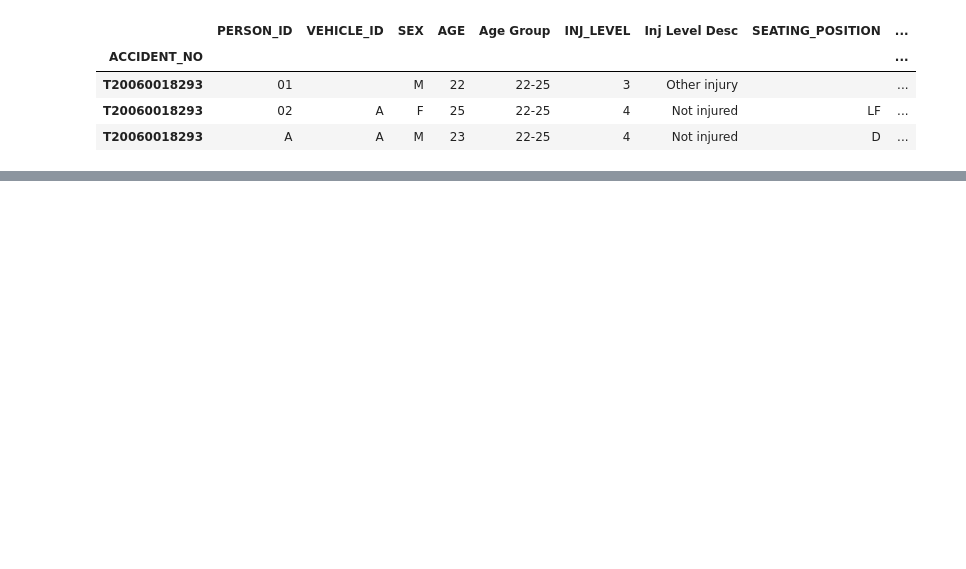
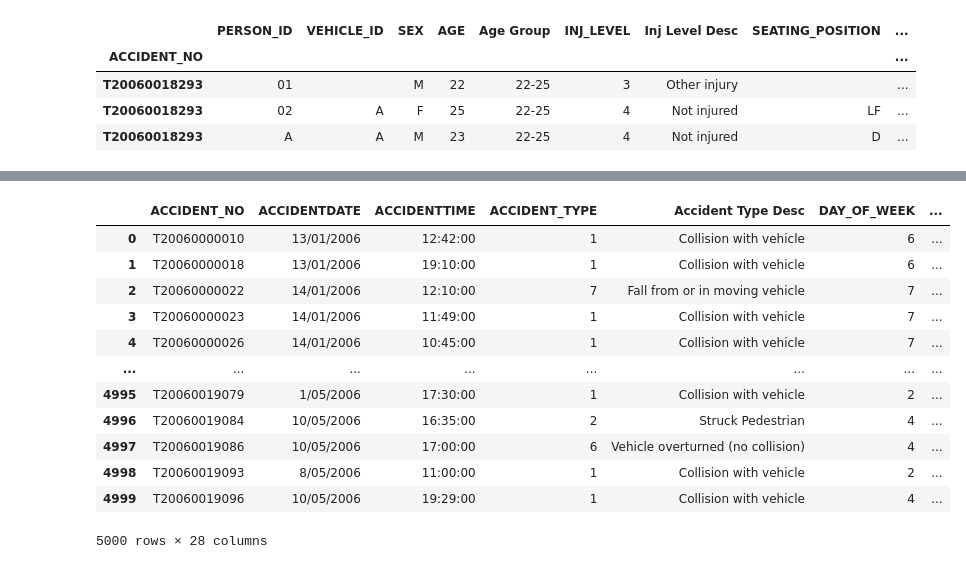
Before and after one commit to renkeven/Crash-Stats, a Jupyter notebook: Vic-Crash-Data-Analysis.ipynb, the cells around one changed output, grey strips where cells are left out. Saved outputs shown, nothing was run; the diff lists cells and outputs as text; code cells hidden in the pictures; blank space fills up the shorter version.

```diff
--- a/Vic-Crash-Data-Analysis.ipynb
+++ b/Vic-Crash-Data-Analysis.ipynb
@@ -88,0 +85,34 @@ class CFG:
+# %%
+class CFG:
+
+    num_samples = 50000
+
+
+    data_dir = 'ACCIDENT'
+    lga_dir = 'vic_lga'
+
+    acc_csv = f'{data_dir}/ACCIDENT.csv'
+    weather_csv = f'{data_dir}/ATMOSPHERIC_COND.csv'
+    person_csv = f'{data_dir}/PERSON.csv'
+    surface_csv = f'{data_dir}/ROAD_SURFACE_COND.csv'
+    node_csv = f'{data_dir}/NODE.csv'
+
+
+    acc_remove_col = [
+        "ACCIDENTDATE", "ACCIDENT_TYPE", 'DAY_OF_WEEK', 'DCA_CODE', 'DIRECTORY',
+        'EDITION', 'PAGE', 'GRID_REFERENCE_X', 'GRID_REFERENCE_Y', 'NO_OF_VEHICLES', 'NO_PERSONS',
+        'NO_PERSONS_INJ_2', 'NO_PERSONS_INJ_3', 'NO_PERSONS_KILLED', 'POLICE_ATTEND', 'ROAD_GEOMETRY',
+        'LIGHT_CONDITION', 'NO_PERSONS_NOT_INJ', 'Day Week Description', 'NODE_ID',
+    ]
+    weather_remove_col = ['ATMOSPH_COND', 'ATMOSPH_COND_SEQ']
+    person_remove_col = [
+        'PERSON_ID', 'VEHICLE_ID', 'AGE', 'INJ_LEVEL', 'SEATING_POSITION',
+        'HELMET_BELT_WORN', 'ROAD_USER_TYPE', 'LICENCE_STATE', 'PEDEST_MOVEMENT', 'POSTCODE',
+        'TAKEN_HOSPITAL', 'EJECTED_CODE',
+    ]
+    surface_remove_col = ['SURFACE_COND', 'SURFACE_COND_SEQ']
+    node_remove_col = [
+        'NODE_TYPE', 'VICGRID94_X', 'VICGRID94_Y', 'LGA_NAME_ALL', 'REGION_NAME',
+        'POSTCODE_NO', 'DEG_URBAN_NAME', 'NODE_ID']
+
+    col_array = plt.rcParams['axes.prop_cycle'].by_key()['color']
@@ -211,0 +870,16 @@ array(['Atmosph Cond Desc_Clear', 'Atmosph Cond Desc_Dust',
+# %%
+pd.read_csv(CFG.acc_csv, nrows=5000)
+# %% [output]
+|  | ACCIDENT_NO | ACCIDENTDATE | ACCIDENTTIME | ACCIDENT_TYPE | Accident Type Desc | DAY_OF_WEEK | ... |
+| 0 | T20060000010 | 13/01/2006 | 12:42:00 | 1 | Collision with vehicle | 6 | ... |
+| 1 | T20060000018 | 13/01/2006 | 19:10:00 | 1 | Collision with vehicle | 6 | ... |
+| 2 | T20060000022 | 14/01/2006 | 12:10:00 | 7 | Fall from or in moving vehicle | 7 | ... |
+| 3 | T20060000023 | 14/01/2006 | 11:49:00 | 1 | Collision with vehicle | 7 | ... |
+| 4 | T20060000026 | 14/01/2006 | 10:45:00 | 1 | Collision with vehicle | 7 | ... |
+| ... | ... | ... | ... | ... | ... | ... | ... |
+| 4995 | T20060019079 | 1/05/2006 | 17:30:00 | 1 | Collision with vehicle | 2 | ... |
+| 4996 | T20060019084 | 10/05/2006 | 16:35:00 | 2 | Struck Pedestrian | 4 | ... |
+| 4997 | T20060019086 | 10/05/2006 | 17:00:00 | 6 | Vehicle overturned (no collision) | 4 | ... |
+| 4998 | T20060019093 | 8/05/2006 | 11:00:00 | 1 | Collision with vehicle | 2 | ... |
+| 4999 | T20060019096 | 10/05/2006 | 19:29:00 | 1 | Collision with vehicle | 4 | ... |
+5000 rows × 28 columns
```
Also changed, not shown: parts of 40 cells of this notebook, 1 other file.
